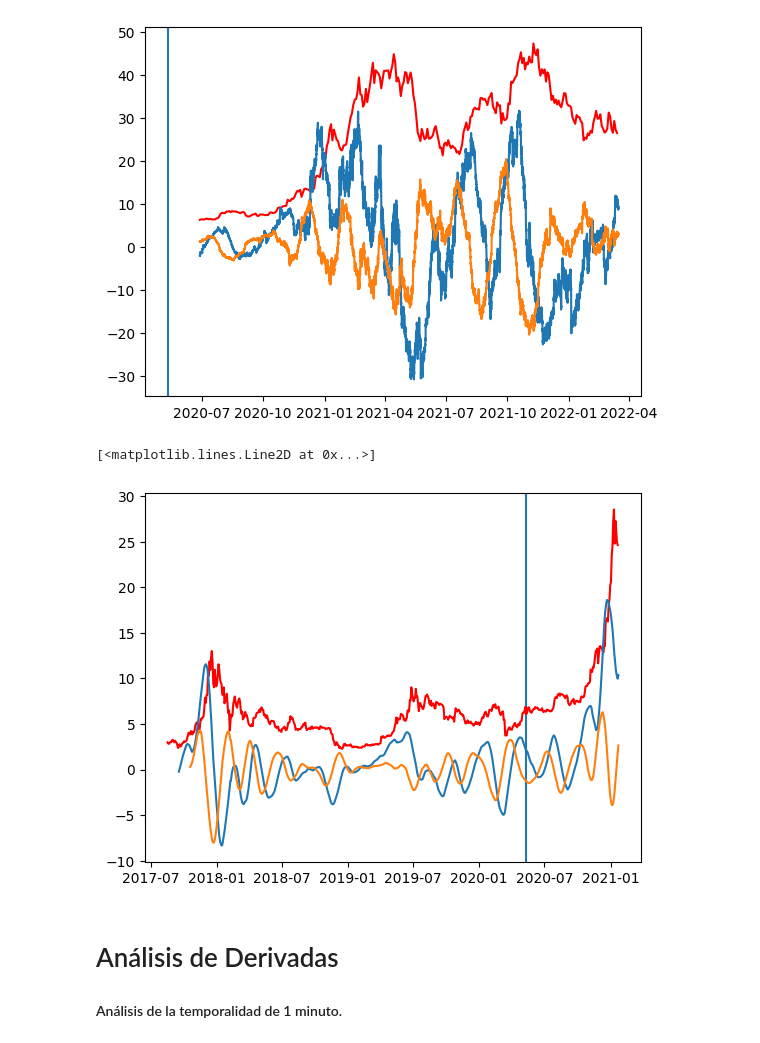
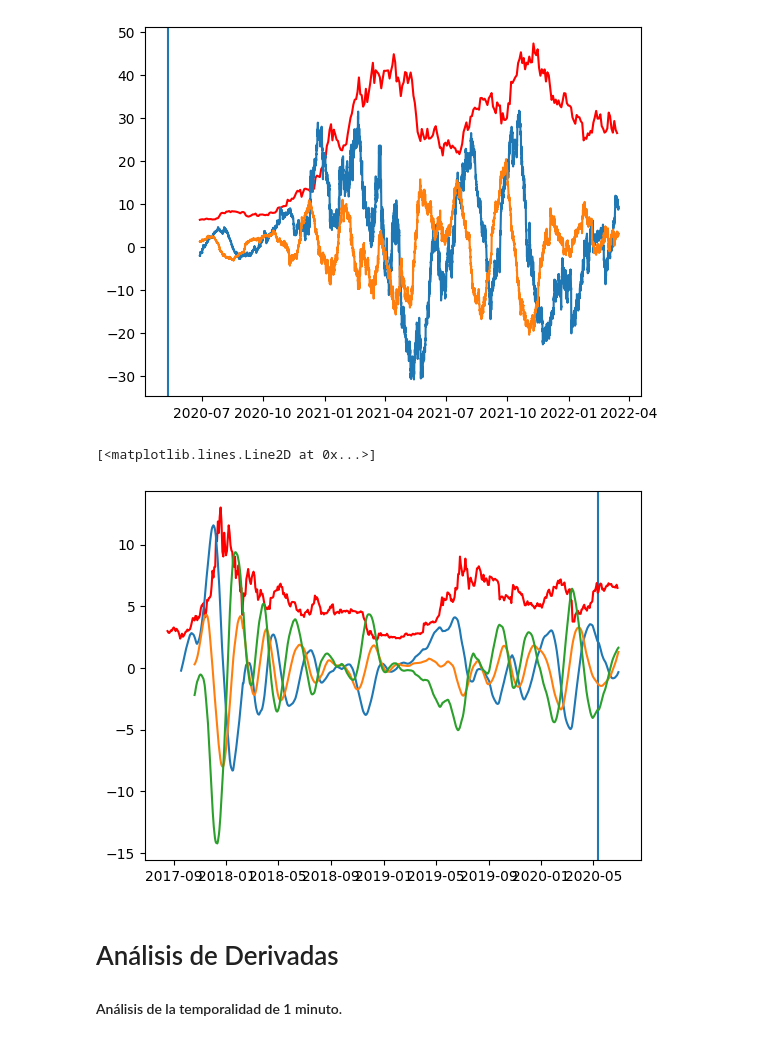
Before and after one commit to Tinmarian/tradingbot, a Jupyter notebook: cristian/scrips/analisis_graficas_derivadas.ipynb, the cells around one changed output. Drawn from its saved outputs; the diff is of its cells as text; code cells hidden in the pictures.

```diff
--- a/cristian/scrips/analisis_graficas_derivadas.ipynb
+++ b/cristian/scrips/analisis_graficas_derivadas.ipynb
@@ -102,6 +123,7 @@ df['Primer_Derivada'] = df.Interpolacion.diff()
 df['PD_Interpolacion'] = sc.signal.savgol_filter(df.Primer_Derivada,1500,3)
 df['Segunda_Derivada'] = df.PD_Interpolacion.diff()
 df['SD_Interpolacion'] = sc.signal.savgol_filter(df.Segunda_Derivada,1500,3)
+df['DIF_Derivadas'] = (df.SD_Interpolacion.multiply(300) - df.PD_Interpolacion)
 df
 # %% [output]
 |  | Tiempo | Open | High | Low | Close | Volume | Interpolacion | Primer_Derivada | ... |
@@ -192,15 +234,16 @@ plt.plot(df.Tiempo[a:b],df.Segunda_Derivada[a:b].multiply(300))
 [figure]
 # %%
 a = 0
-b = 30000
+b = 25000
 plt.axvline(halving_dates['Halving_Dates'][2])
 # plt.axvline(halving_dates['Halving_Dates'][3])
 plt.plot(df.Tiempo[a:b:50],df.Open[a:b:50].multiply(0.0007),color='red')
 plt.plot(df.Tiempo[a:b],df.PD_Interpolacion[a:b])
 plt.plot(df.Tiempo[a:b],df.SD_Interpolacion[a:b].multiply(300))
+plt.plot(df.Tiempo[a:b],df.DIF_Derivadas[a:b].multiply(1))
 # %% [output]
 [<matplotlib.lines.Line2D at 0x...>]
-[figure, old version]
+[figure, new version]
 # %% [markdown]
 # Análisis de Derivadas
 #### Análisis de la temporalidad de 1 minuto.
```
Also changed, not shown: parts of 16 cells of this notebook, 2 other files.
